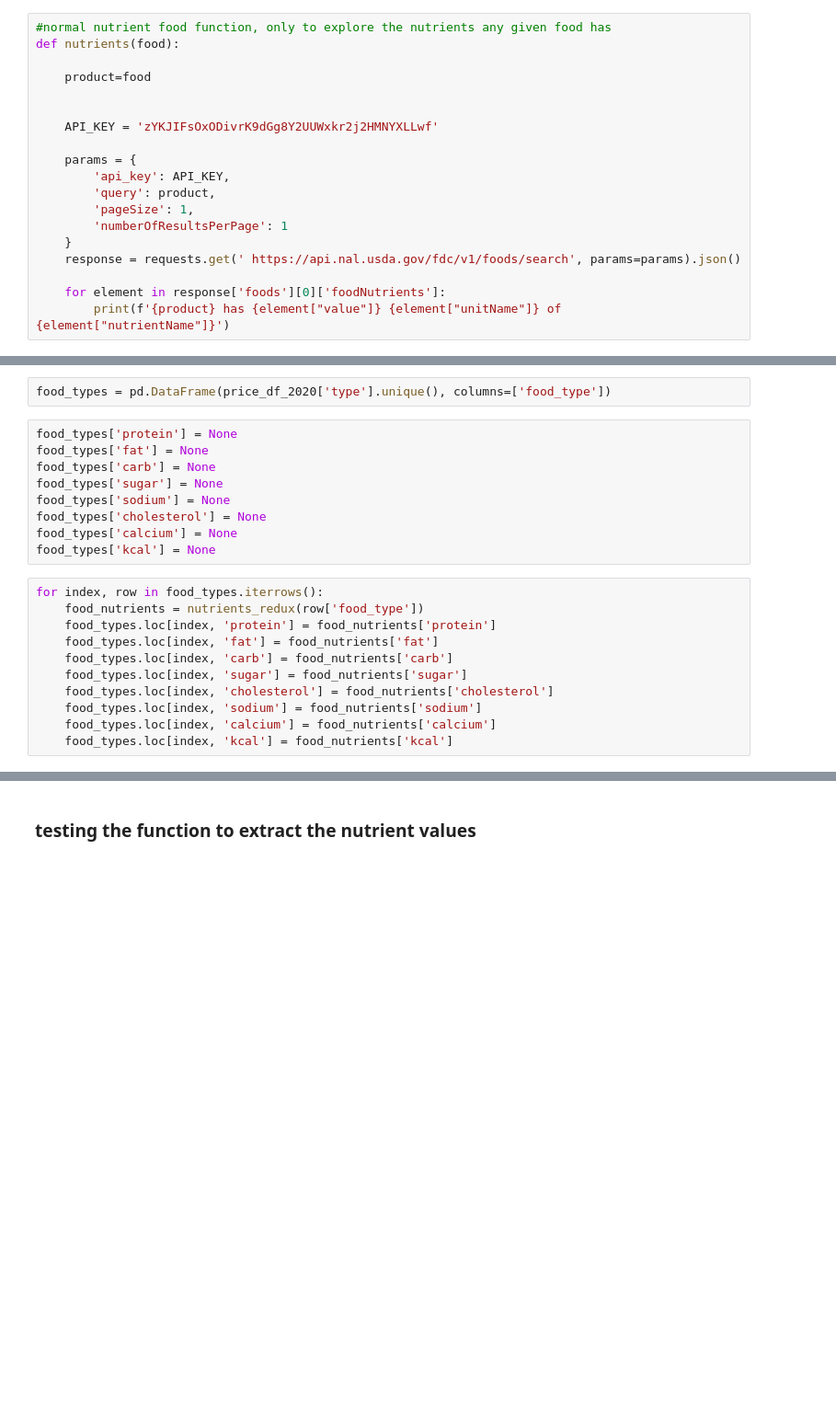
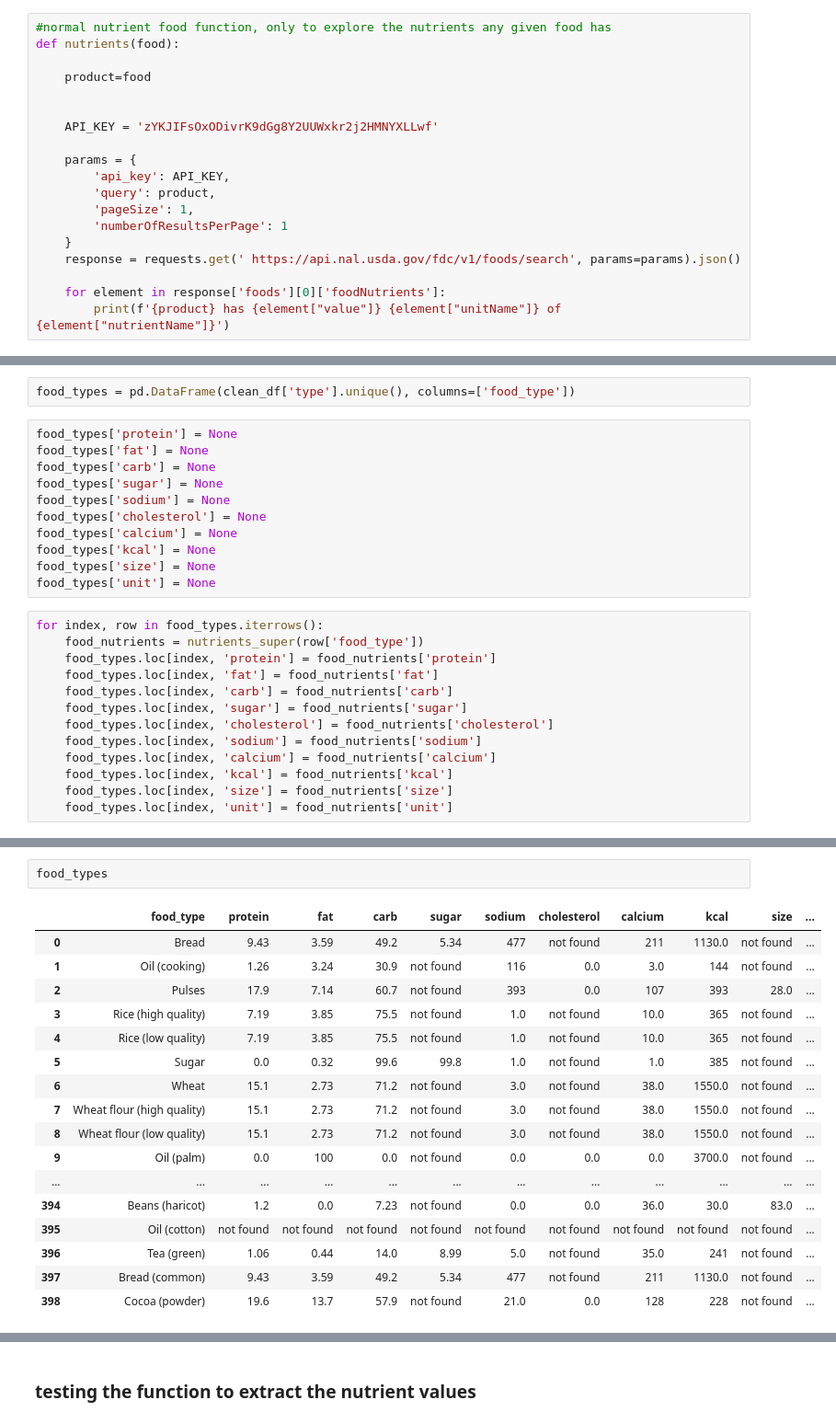
Before and after one commit to AllanRPetersen/Predicting-Food-Prices, a Jupyter notebook: notebooks/adrian_food_global_pricing.ipynb, the cells around one changed output, grey strips where cells are left out. Shown at 92% size. Cells and saved outputs as stored; diff of their text form; blank space fills up the shorter version.

```diff
--- a/notebooks/adrian_food_global_pricing.ipynb
+++ b/notebooks/adrian_food_global_pricing.ipynb
@@ -331,5 +516,5 @@ price_df_2020['type'].nunique()
 # %%
-food_types = pd.DataFrame(price_df_2020['type'].unique(), columns=['food_type'])
+food_types = pd.DataFrame(clean_df['type'].unique(), columns=['food_type'])
 # %%
 food_types['protein'] = None
 food_types['fat'] = None
@@ -339,9 +524,11 @@ food_types['sodium'] = None
 food_types['cholesterol'] = None
 food_types['calcium'] = None
 food_types['kcal'] = None
+food_types['size'] = None
+food_types['unit'] = None
 # %%
 for index, row in food_types.iterrows():
-    food_nutrients = nutrients_redux(row['food_type'])
+    food_nutrients = nutrients_super(row['food_type'])
     food_types.loc[index, 'protein'] = food_nutrients['protein']
     food_types.loc[index, 'fat'] = food_nutrients['fat']
     food_types.loc[index, 'carb'] = food_nutrients['carb']
@@ -350,4 +537,6 @@ for index, row in food_types.iterrows():
     food_types.loc[index, 'sodium'] = food_nutrients['sodium']
     food_types.loc[index, 'calcium'] = food_nutrients['calcium']
     food_types.loc[index, 'kcal'] = food_nutrients['kcal']
+    food_types.loc[index, 'size'] = food_nutrients['size']
+    food_types.loc[index, 'unit'] = food_nutrients['unit']
 # %% [output]
@@ -373 +560,21 @@ did not find info for Livestock (sheep, two
+# %%
+food_types
+# %% [output]
+|  | food_type | protein | fat | carb | sugar | sodium | cholesterol | calcium | kcal | size | ... |
+| 0 | Bread | 9.43 | 3.59 | 49.2 | 5.34 | 477 | not found | 211 | 1130.0 | not found | ... |
+| 1 | Oil (cooking) | 1.26 | 3.24 | 30.9 | not found | 116 | 0.0 | 3.0 | 144 | not found | ... |
+| 2 | Pulses | 17.9 | 7.14 | 60.7 | not found | 393 | 0.0 | 107 | 393 | 28.0 | ... |
+| 3 | Rice (high quality) | 7.19 | 3.85 | 75.5 | not found | 1.0 | not found | 10.0 | 365 | not found | ... |
+| 4 | Rice (low quality) | 7.19 | 3.85 | 75.5 | not found | 1.0 | not found | 10.0 | 365 | not found | ... |
+| 5 | Sugar | 0.0 | 0.32 | 99.6 | 99.8 | 1.0 | not found | 1.0 | 385 | not found | ... |
+| 6 | Wheat | 15.1 | 2.73 | 71.2 | not found | 3.0 | not found | 38.0 | 1550.0 | not found | ... |
+| 7 | Wheat flour (high quality) | 15.1 | 2.73 | 71.2 | not found | 3.0 | not found | 38.0 | 1550.0 | not found | ... |
+| 8 | Wheat flour (low quality) | 15.1 | 2.73 | 71.2 | not found | 3.0 | not found | 38.0 | 1550.0 | not found | ... |
+| 9 | Oil (palm) | 0.0 | 100 | 0.0 | not found | 0.0 | 0.0 | 0.0 | 3700.0 | not found | ... |
+| ... | ... | ... | ... | ... | ... | ... | ... | ... | ... | ... | ... |
+| 394 | Beans (haricot) | 1.2 | 0.0 | 7.23 | not found | 0.0 | 0.0 | 36.0 | 30.0 | 83.0 | ... |
+| 395 | Oil (cotton) | not found | not found | not found | not found | not found | not found | not found | not found | not found | ... |
+| 396 | Tea (green) | 1.06 | 0.44 | 14.0 | 8.99 | 5.0 | not found | 35.0 | 241 | not found | ... |
+| 397 | Bread (common) | 9.43 | 3.59 | 49.2 | 5.34 | 477 | not found | 211 | 1130.0 | not found | ... |
+| 398 | Cocoa (powder) | 19.6 | 13.7 | 57.9 | not found | 21.0 | 0.0 | 128 | 228 | not found | ... |
 # %%
```
Also changed, not shown: parts of 41 cells of this notebook.
